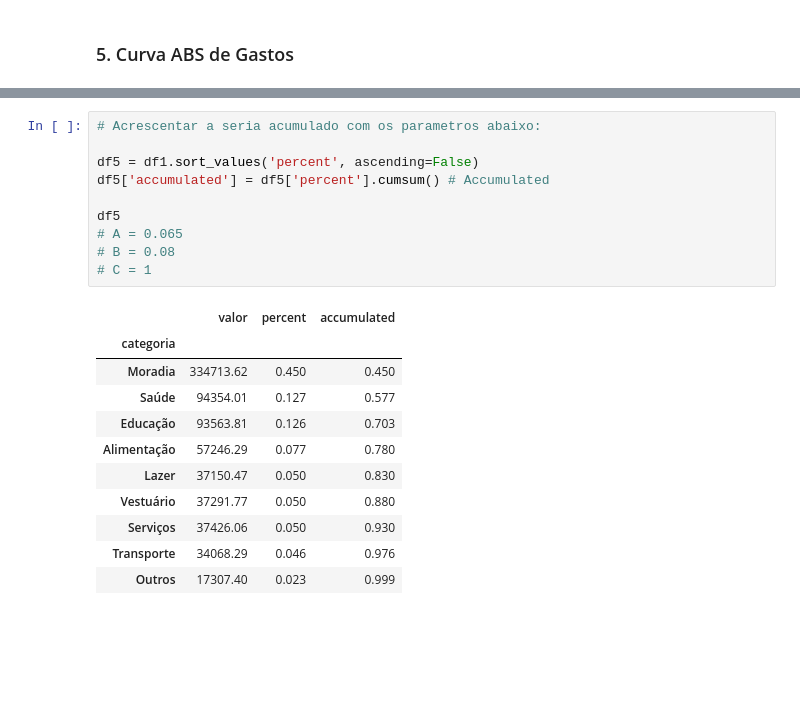
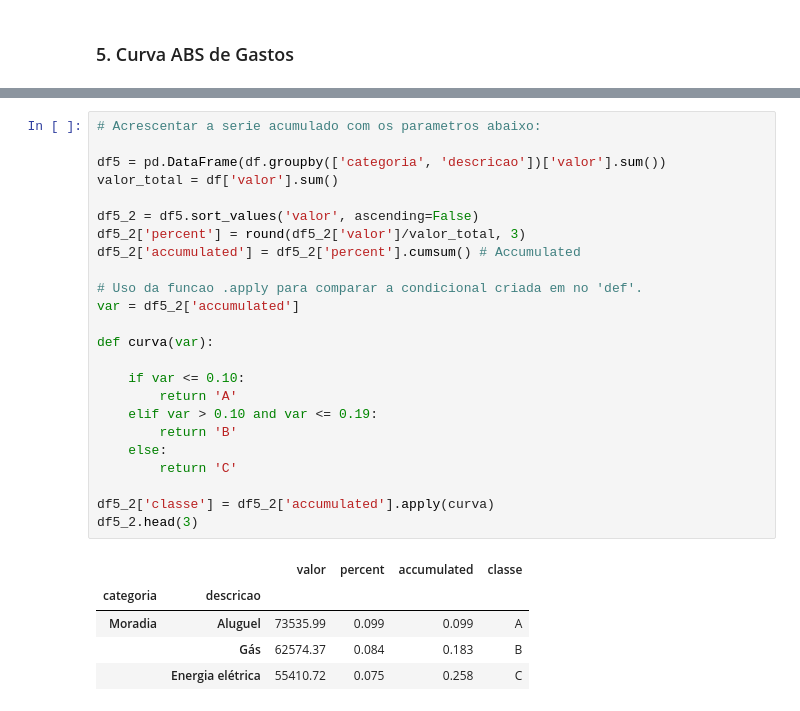
Before and after one commit to ramonbarrbosa/sqlite3_analysis, a Jupyter notebook: scripts/transformation.ipynb, the cells around one changed output, grey strips where cells are left out. Saved outputs shown, nothing was run; the diff lists cells and outputs as text; blank space fills up the shorter version.

```diff
--- a/scripts/transformation.ipynb
+++ b/scripts/transformation.ipynb
@@ -216,22 +218,30 @@ Boleto : 348.83
 # %%
-# Acrescentar a seria acumulado com os parametros abaixo:
+# Acrescentar a serie acumulado com os parametros abaixo:
 
-df5 = df1.sort_values('percent', ascending=False)
-df5['accumulated'] = df5['percent'].cumsum() # Accumulated
+df5 = pd.DataFrame(df.groupby(['categoria', 'descricao'])['valor'].sum())
+valor_total = df['valor'].sum()
 
-df5
-# A = 0.065
-# B = 0.08
-# C = 1
+df5_2 = df5.sort_values('valor', ascending=False)
+df5_2['percent'] = round(df5_2['valor']/valor_total, 3)
+df5_2['accumulated'] = df5_2['percent'].cumsum() # Accumulated
+
+# Uso da funcao .apply para comparar a condicional criada em no 'def'.
+var = df5_2['accumulated']
+
+def curva(var):
+
+    if var <= 0.10:
+        return 'A'
+    elif var > 0.10 and var <= 0.19:
+        return 'B'
+    else:
+        return 'C'
+
+df5_2['classe'] = df5_2['accumulated'].apply(curva)
+df5_2.head(3)
 # %% [output]
-|  | valor | percent | accumulated |
-| categoria |  |  |  |
-| Moradia | 334713.62 | 0.450 | 0.450 |
-| Saúde | 94354.01 | 0.127 | 0.577 |
-| Educação | 93563.81 | 0.126 | 0.703 |
-| Alimentação | 57246.29 | 0.077 | 0.780 |
-| Lazer | 37150.47 | 0.050 | 0.830 |
-| Vestuário | 37291.77 | 0.050 | 0.880 |
-| Serviços | 37426.06 | 0.050 | 0.930 |
-| Transporte | 34068.29 | 0.046 | 0.976 |
-| Outros | 17307.40 | 0.023 | 0.999 |
+|  |  | valor | percent | accumulated | classe |
+| categoria | descricao |  |  |  |  |
+| Moradia | Aluguel | 73535.99 | 0.099 | 0.099 | A |
+|  | Gás | 62574.37 | 0.084 | 0.183 | B |
+|  | Energia elétrica | 55410.72 | 0.075 | 0.258 | C |
```
Also changed, not shown: parts of 7 cells of this notebook.
